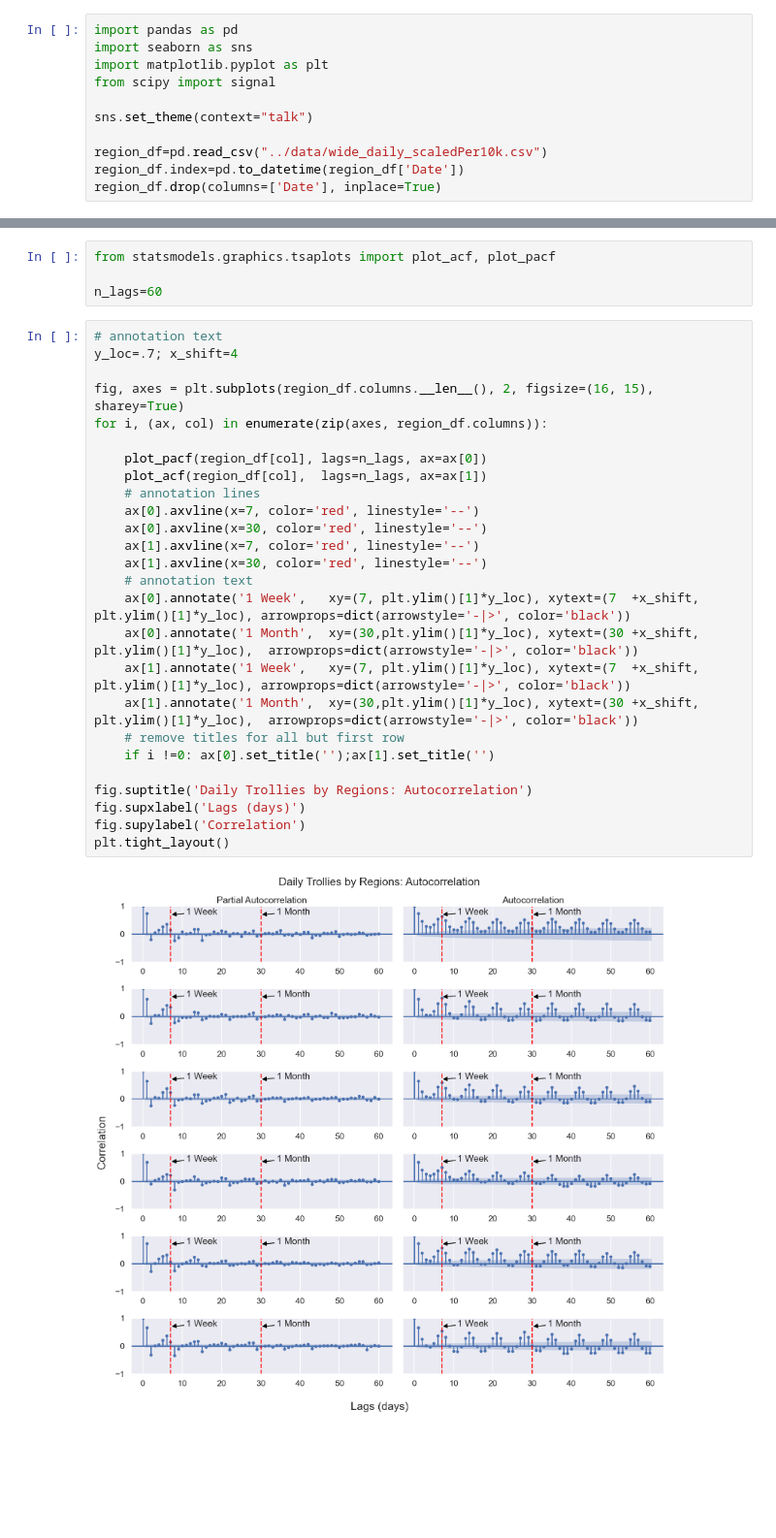
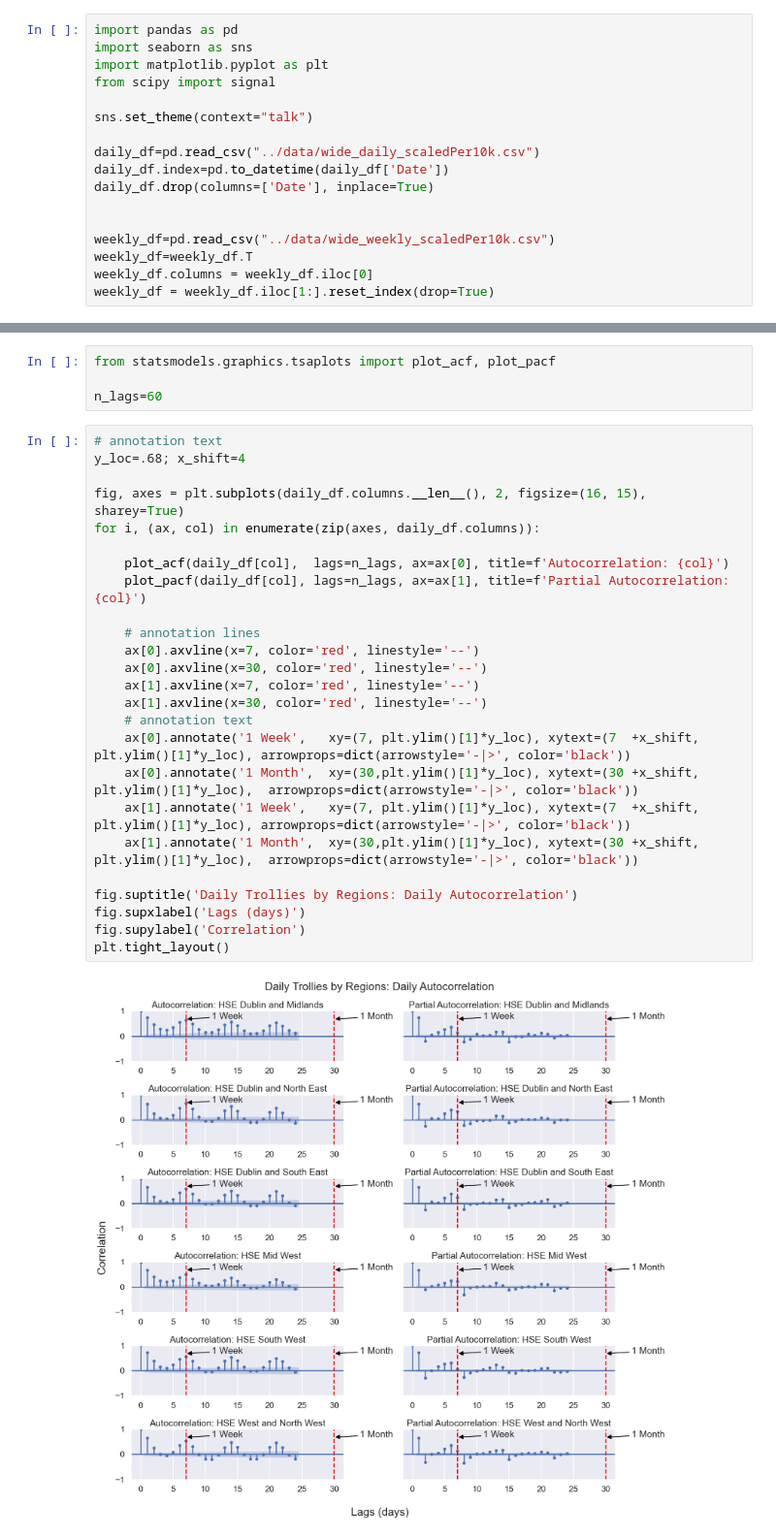
Before and after one commit to hotsoupisgood/scraping-hse-trolly-data, a Jupyter notebook: exploratory/autocorrelaltions.ipynb, the cells around one changed output, grey strips where cells are left out. Shown at 97% size. Drawn from its saved outputs; the diff is of its cells as text; blank space fills up the shorter version.

```diff
--- a/exploratory/autocorrelaltions.ipynb
+++ b/exploratory/autocorrelaltions.ipynb
@@ -6,7 +6,13 @@ from scipy import signal
 
 sns.set_theme(context="talk")
 
-region_df=pd.read_csv("../data/wide_daily_scaledPer10k.csv")
-region_df.index=pd.to_datetime(region_df['Date'])
-region_df.drop(columns=['Date'], inplace=True)
+daily_df=pd.read_csv("../data/wide_daily_scaledPer10k.csv")
+daily_df.index=pd.to_datetime(daily_df['Date'])
+daily_df.drop(columns=['Date'], inplace=True)
+
+
+weekly_df=pd.read_csv("../data/wide_weekly_scaledPer10k.csv")
+weekly_df=weekly_df.T
+weekly_df.columns = weekly_df.iloc[0]
+weekly_df = weekly_df.iloc[1:].reset_index(drop=True)
 # %%
@@ -83,29 +85,28 @@ from statsmodels.graphics.tsaplots import plot_acf, plot_pacf
 n_lags=60
 # %%
 # annotation text
-y_loc=.7; x_shift=4
+y_loc=.68; x_shift=4
 
-fig, axes = plt.subplots(region_df.columns.__len__(), 2, figsize=(16, 15), sharey=True)
-for i, (ax, col) in enumerate(zip(axes, region_df.columns)):
+fig, axes = plt.subplots(daily_df.columns.__len__(), 2, figsize=(16, 15), sharey=True)
+for i, (ax, col) in enumerate(zip(axes, daily_df.columns)):
 
-    plot_pacf(region_df[col], lags=n_lags, ax=ax[0])
-    plot_acf(region_df[col],  lags=n_lags, ax=ax[1])
+    plot_acf(daily_df[col],  lags=n_lags, ax=ax[0], title=f'Autocorrelation: {col}')
+    plot_pacf(daily_df[col], lags=n_lags, ax=ax[1], title=f'Partial Autocorrelation: {col}')
+
     # annotation lines
     ax[0].axvline(x=7, color='red', linestyle='--')
     ax[0].axvline(x=30, color='red', linestyle='--')
     ax[1].axvline(x=7, color='red', linestyle='--')
     ax[1].axvline(x=30, color='red', linestyle='--')
     # annotation text
     ax[0].annotate('1 Week',   xy=(7, plt.ylim()[1]*y_loc), xytext=(7  +x_shift, plt.ylim()[1]*y_loc), arrowprops=dict(arrowstyle='-|>', color='black'))
     ax[0].annotate('1 Month',  xy=(30,plt.ylim()[1]*y_loc), xytext=(30 +x_shift, plt.ylim()[1]*y_loc),  arrowprops=dict(arrowstyle='-|>', color='black'))
     ax[1].annotate('1 Week',   xy=(7, plt.ylim()[1]*y_loc), xytext=(7  +x_shift, plt.ylim()[1]*y_loc), arrowprops=dict(arrowstyle='-|>', color='black'))
     ax[1].annotate('1 Month',  xy=(30,plt.ylim()[1]*y_loc), xytext=(30 +x_shift, plt.ylim()[1]*y_loc),  arrowprops=dict(arrowstyle='-|>', color='black'))
-    # remove titles for all but first row
-    if i !=0: ax[0].set_title('');ax[1].set_title('')
 
-fig.suptitle('Daily Trollies by Regions: Autocorrelation')
+fig.suptitle('Daily Trollies by Regions: Daily Autocorrelation')
 fig.supxlabel('Lags (days)')
 fig.supylabel('Correlation')
 plt.tight_layout()
 # %% [output]
-[figure, old version]
+[figure, new version]
```
Also changed, not shown: parts of 5 cells of this notebook, 1 other file.
